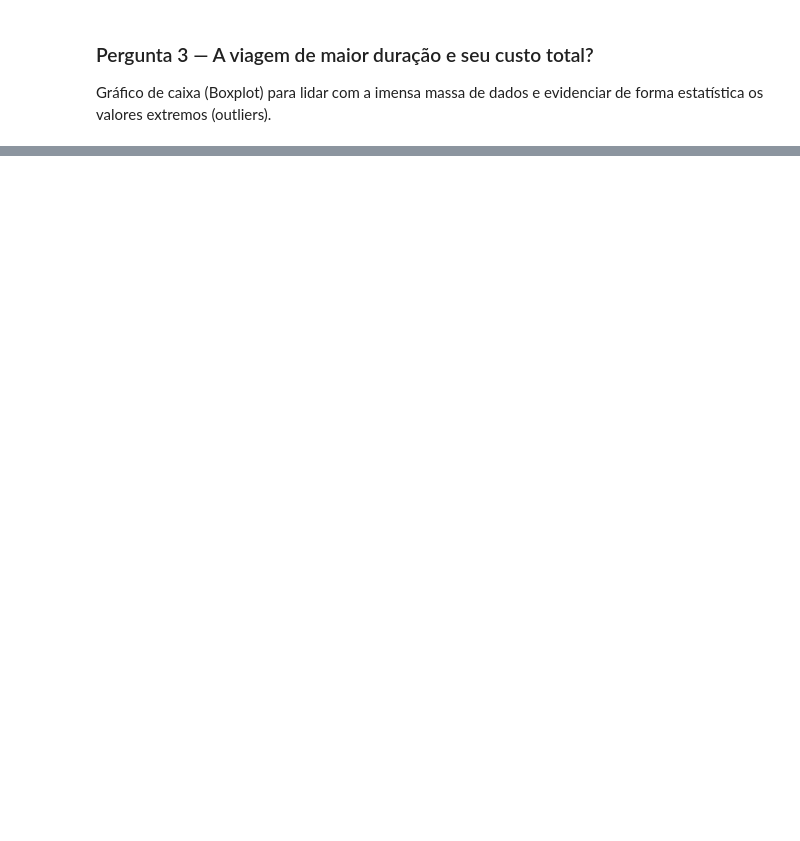
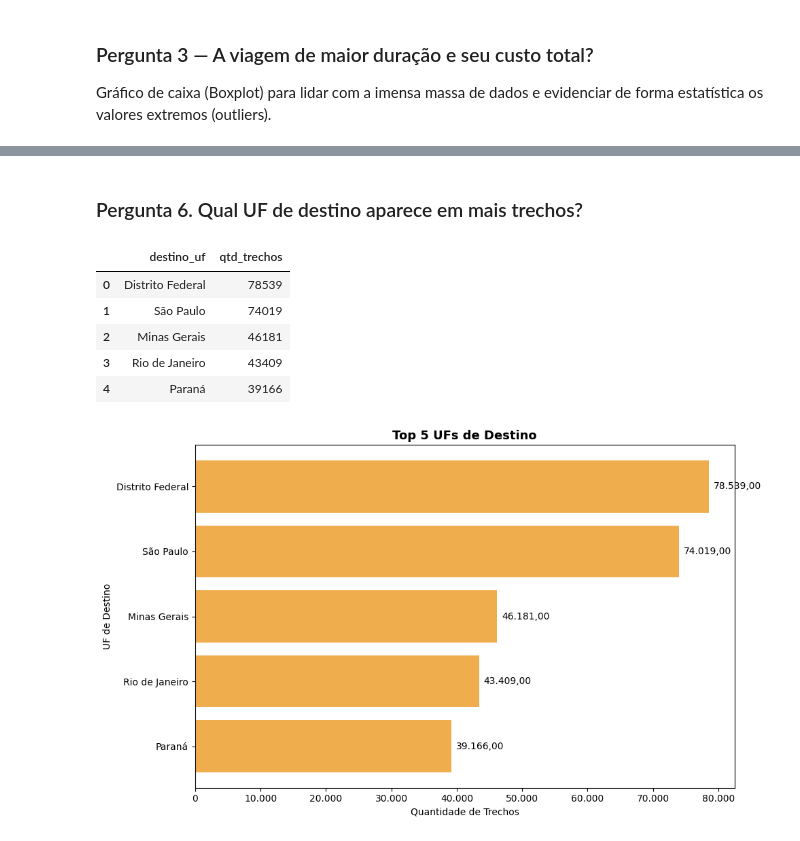
Before and after one commit to jsidegum/pipeline-viagens-transparencia, a Jupyter notebook: 3_analise.ipynb, the cells around one changed output, grey strips where cells are left out. Saved outputs shown, nothing was run; the diff lists cells and outputs as text; code cells hidden in the pictures; blank space fills up the shorter version.

```diff
--- a/3_analise.ipynb
+++ b/3_analise.ipynb
@@ -337,0 +430,33 @@ plt.show()
+# %% [markdown]
+### Pergunta 6. Qual UF de destino aparece em mais trechos?
+# %%
+sql_q6 = """
+    SELECT destino_uf,
+           COUNT(*) AS qtd_trechos
+    FROM silver_trecho
+    WHERE destino_uf IS NOT NULL
+      AND destino_uf != 'Sem informação'
+    GROUP BY destino_uf
+    ORDER BY qtd_trechos DESC
+    LIMIT 5;
+"""
+df_q6 = consultar(sql_q6)
+display(df_q6)
+
+grafico_barras_horizontal(
+    df_q6,
+    coluna_y="destino_uf",
+    coluna_x="qtd_trechos",
+    titulo="Top 5 UFs de Destino",
+    rotulo_y="UF de Destino",
+    rotulo_x="Quantidade de Trechos",
+    cor="#F0AD4E"
+)
+# %% [output]
+|  | destino_uf | qtd_trechos |
+| 0 | Distrito Federal | 78539 |
+| 1 | São Paulo | 74019 |
+| 2 | Minas Gerais | 46181 |
+| 3 | Rio de Janeiro | 43409 |
+| 4 | Paraná | 39166 |
+[figure, added]
```
Also changed, not shown: parts of 10 cells of this notebook.
